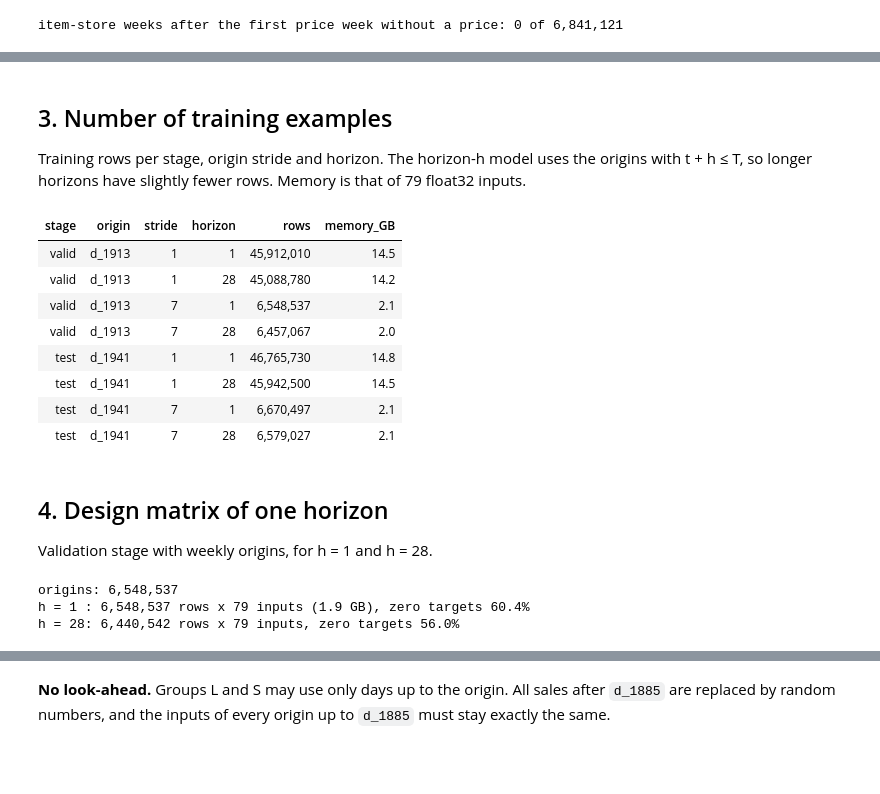
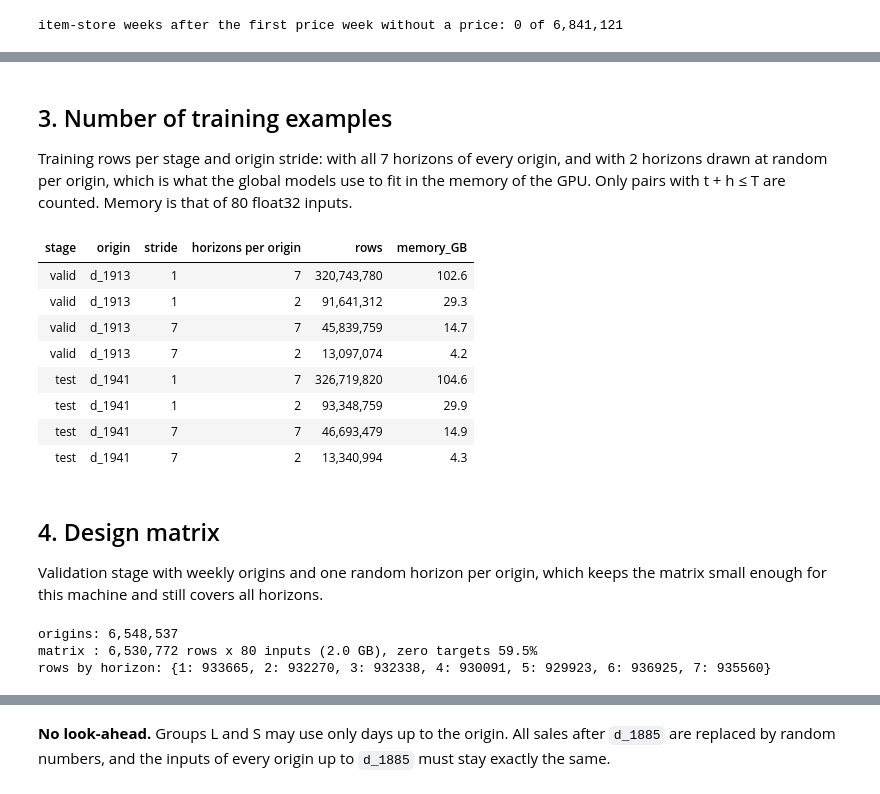
Before and after one commit to jovanailin/masterthesis, a Jupyter notebook: notebooks/02_data_preparation.ipynb, the cells around one changed output, grey strips where cells are left out. Saved outputs shown, nothing was run; the diff lists cells and outputs as text; code cells hidden in the pictures; blank space fills up the shorter version.

```diff
--- a/notebooks/02_data_preparation.ipynb
+++ b/notebooks/02_data_preparation.ipynb
@@ -110,47 +112,51 @@ ID     5
 # %% [markdown]
 ## 3. Number of training examples
 
-Training rows per stage, origin stride and horizon. The horizon-h model uses the origins with t + h ≤ T,
-so longer horizons have slightly fewer rows. Memory is that of 79 float32 inputs.
+Training rows per stage and origin stride: with all 7 horizons of every origin, and with 2 horizons drawn at
+random per origin, which is what the global models use to fit in the memory of the GPU. Only pairs with
+t + h ≤ T are counted. Memory is that of 80 float32 inputs.
 # %%
 rows = []
 for stage, T in F.STAGES.items():
     for stride in (1, 7):
         series, t = F.training_origins(panel, stage, stride)
-        for h in (1, 28):
-            n = int((t.astype(int) + h <= T).sum())
-            rows.append({"stage": stage, "origin": f"d_{T}", "stride": stride, "horizon": h,
-                         "rows": n, "memory_GB": n * 79 * 4 / 1e9})
+        for per_origin in (None, 2):
+            r, h = F.horizon_rows(t.size, per_origin)
+            n = int((t[r].astype(int) + h <= T).sum())
+            rows.append({"stage": stage, "origin": f"d_{T}", "stride": stride,
+                         "horizons per origin": per_origin or F.HORIZON, "rows": n, "memory_GB": n * 80 * 4 / 1e9})
 design_size = pd.DataFrame(rows)
 design_size.to_csv(RESULTS / "design_size.csv", index=False)
 design_size.style.format({"rows": "{:,}", "memory_GB": "{:.1f}"}).hide(axis="index")
 # %% [output]
-| stage | origin | stride | horizon | rows | memory_GB |
-| valid | d_1913 | 1 | 1 | 45,912,010 | 14.5 |
-| valid | d_1913 | 1 | 28 | 45,088,780 | 14.2 |
-| valid | d_1913 | 7 | 1 | 6,548,537 | 2.1 |
-| valid | d_1913 | 7 | 28 | 6,457,067 | 2.0 |
-| test | d_1941 | 1 | 1 | 46,765,730 | 14.8 |
-| test | d_1941 | 1 | 28 | 45,942,500 | 14.5 |
-| test | d_1941 | 7 | 1 | 6,670,497 | 2.1 |
-| test | d_1941 | 7 | 28 | 6,579,027 | 2.1 |
+| stage | origin | stride | horizons per origin | rows | memory_GB |
+| valid | d_1913 | 1 | 7 | 320,743,780 | 102.6 |
+| valid | d_1913 | 1 | 2 | 91,641,312 | 29.3 |
+| valid | d_1913 | 7 | 7 | 45,839,759 | 14.7 |
+| valid | d_1913 | 7 | 2 | 13,097,074 | 4.2 |
+| test | d_1941 | 1 | 7 | 326,719,820 | 104.6 |
+| test | d_1941 | 1 | 2 | 93,348,759 | 29.9 |
+| test | d_1941 | 7 | 7 | 46,693,479 | 14.9 |
+| test | d_1941 | 7 | 2 | 13,340,994 | 4.3 |
 # %% [markdown]
-## 4. Design matrix of one horizon
+## 4. Design matrix
 
-Validation stage with weekly origins, for h = 1 and h = 28.
+Validation stage with weekly origins and one random horizon per origin, which keeps the matrix small enough
+for this machine and still covers all horizons.
 # %%
 series, t = F.training_origins(panel, "valid", stride=7)
 table = F.origin_table(panel, series, t)
-X1, y1, keep1 = F.design(panel, table, h=1, stage="valid")
-X28, y28, keep28 = F.design(panel, table, h=28, stage="valid")
+rows, h = F.horizon_rows(len(table), per_origin=1)
+X, y, keep = F.design(panel, table, h, stage="valid", rows=rows)
+rows, h = rows[keep], h[keep]
 print(f"origins: {len(table):,}")
-print(f"h = 1 : {X1.shape[0]:,} rows x {X1.shape[1]} inputs ({X1.memory_usage(deep=True).sum() / 1e9:.1f} GB), "
-      f"zero targets {np.mean(y1 == 0):.1%}")
-print(f"h = 28: {X28.shape[0]:,} rows x {X28.shape[1]} inputs, zero targets {np.mean(y28 == 0):.1%}")
+print(f"matrix : {X.shape[0]:,} rows x {X.shape[1]} inputs ({X.memory_usage(deep=True).sum() / 1e9:.1f} GB), "
+      f"zero targets {np.mean(y == 0):.1%}")
+print("rows by horizon:", pd.Series(h).value_counts().sort_index().to_dict())
 # %% [output]
 origins: 6,548,537
-h = 1 : 6,548,537 rows x 79 inputs (1.9 GB), zero targets 60.4%
-h = 28: 6,440,542 rows x 79 inputs, zero targets 56.0%
+matrix : 6,530,772 rows x 80 inputs (2.0 GB), zero targets 59.5%
+rows by horizon: {1: 933665, 2: 932270, 3: 932338, 4: 930091, 5: 929923, 6: 936925, 7: 935560}
 # %%
 num = [c for c in F.E_COLS + F.S_COLS if c not in ("event", "event_type")]
 summary = pd.DataFrame(
```
Also changed, not shown: parts of 9 cells of this notebook, 24 other files.
